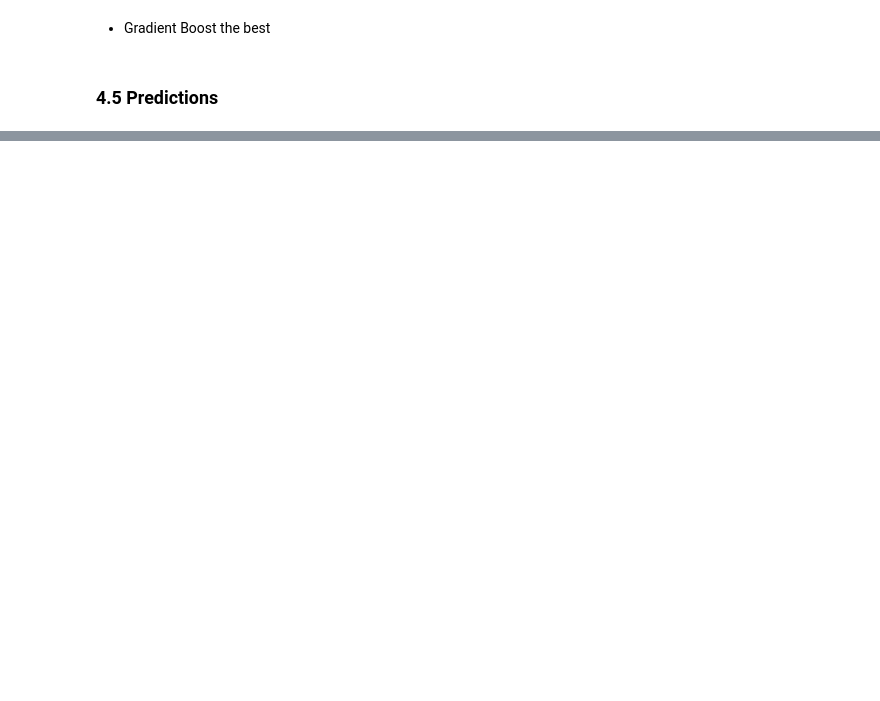
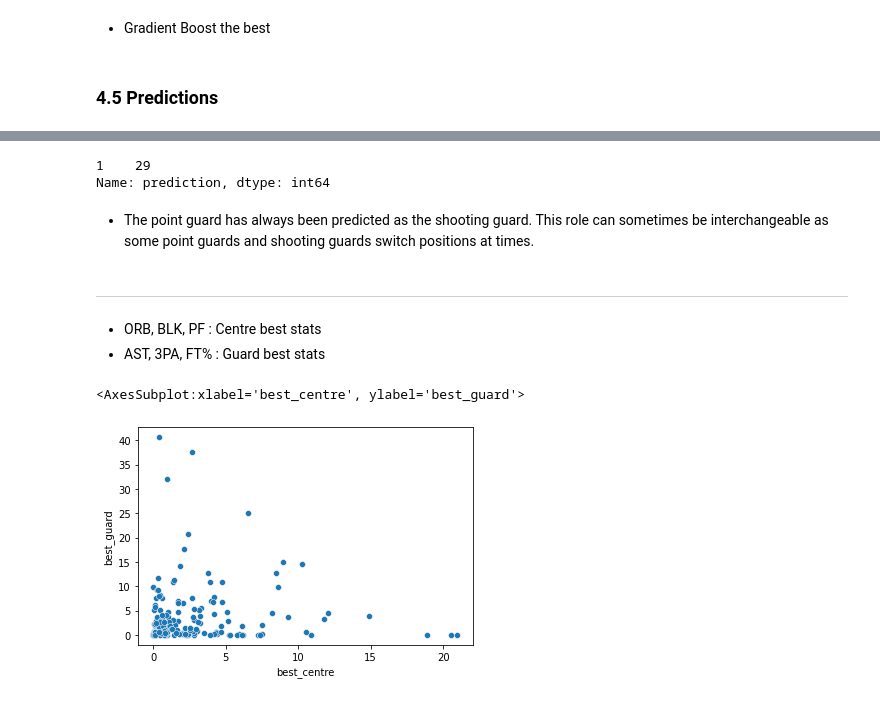
Before and after one commit to aaAbdulkadir/DataPortfolio, a Jupyter notebook: ML Projects/NBA Classification.ipynb, the cells around one changed output, grey strips where cells are left out. Drawn from its saved outputs; the diff is of its cells as text; code cells hidden in the pictures; blank space fills up the shorter version.

```diff
--- a/ML Projects/NBA Classification.ipynb
+++ b/ML Projects/NBA Classification.ipynb
@@ -644,4 +658,4 @@ Index(['Rk', 'Player', 'Pos', 'Age', 'Tm', 'G', 'GS', 'MP', 'FG', 'FGA', 'FG%',
 # %%
-df['Pos'] = df['Pos'].map({'PG':1, 'SG':1, 'SF':2, 'PF':2, 'C':3})
+df['Pos'] = df['Pos'].map({'PG':0, 'SG':1, 'SF':1, 'PF':2, 'C':2})
 # %% [markdown]
 ## 4. Modelling
@@ -647,0 +667,2 @@ df['Pos'] = df['Pos'].map({'PG':1, 'SG':1, 'SF':2, 'PF':2, 'C':3})
+# %%
+df_2022 = df[df['Year'] == 2022]
@@ -992,0 +1127,19 @@ prediction['prediction'] = prediction['prediction'].map({1:'PG', 1:'SG', 2:'SF',
+# %%
+prediction[(prediction['Pos'] != prediction['prediction']) & (prediction['Pos'] == 0) ]['prediction'].value_counts()
+# %% [output]
+1    29
+Name: prediction, dtype: int64
+# %% [markdown]
+- The point guard has always been predicted as the shooting guard. This role can sometimes be interchangeable as some point guards and shooting guards switch positions at times.
+# %% [markdown]
+---
+- ORB, BLK, PF : Centre best stats
+- AST, 3PA, FT% : Guard best stats
+# %%
+df_2022['best_centre'] = df_2022['ORB'] * df_2022['BLK'] * df_2022['PF']
+df_2022['best_guard'] = df_2022['AST'] * df_2022['3PA'] * df_2022['FT%']
+# %%
+sns.scatterplot(x='best_centre', y='best_guard', data=df_2022[df_2022['Pos'] == 2])
+# %% [output]
+<AxesSubplot:xlabel='best_centre', ylabel='best_guard'>
+[figure, added]
```
Also changed, not shown: parts of 76 cells of this notebook.
